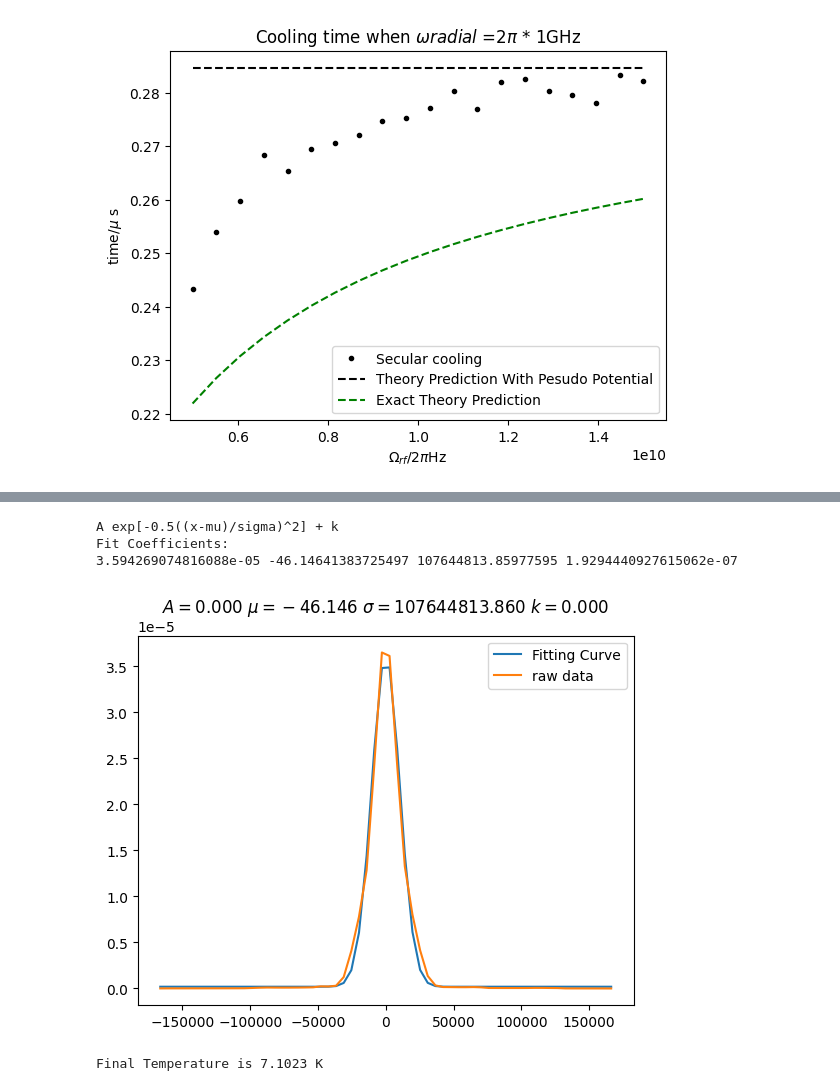
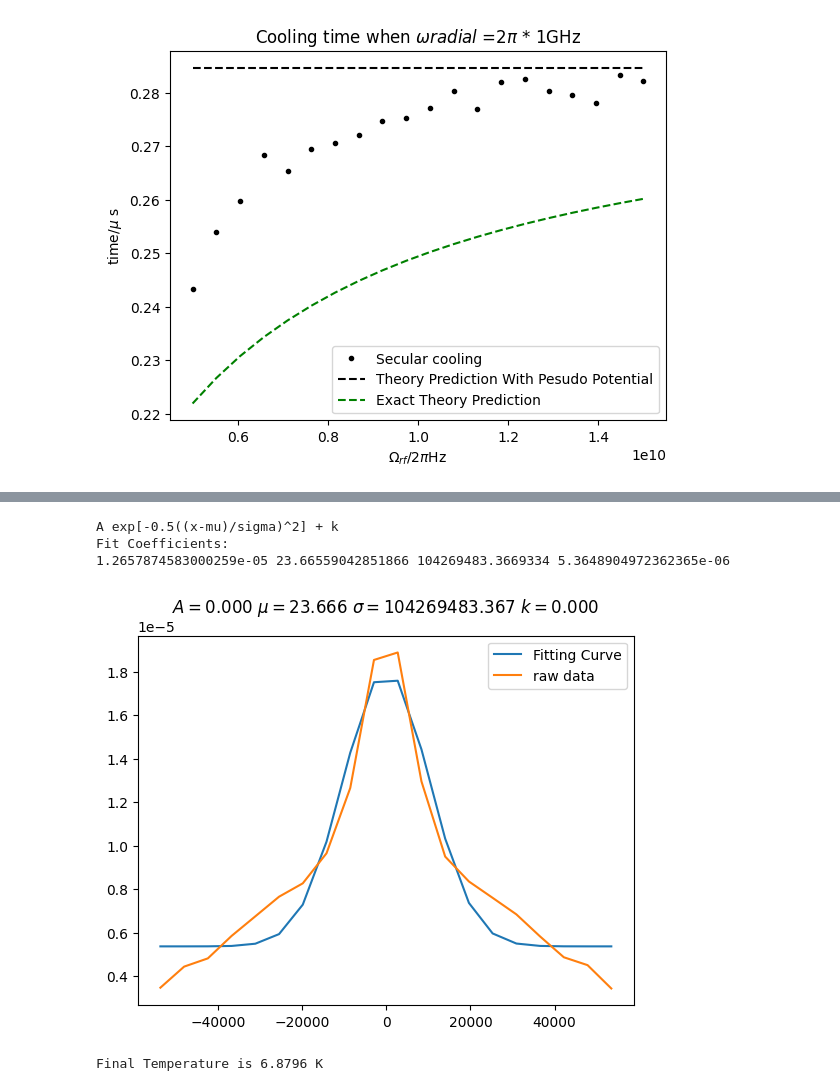
Before and after one commit to yuqian15/electron_micromotion_cooling, a Jupyter notebook: Result.ipynb, the cells around one changed output, grey strips where cells are left out. Saved outputs shown, nothing was run; the diff lists cells and outputs as text; code cells hidden in the pictures.

```diff
--- a/Result.ipynb
+++ b/Result.ipynb
@@ -509,6 +509,9 @@ q = 1.6e-19 # 1.6e-19 C
 m = 9.10938297e-31 # 9.10938297e-31 kg
 xdata = np.load('Code/data/xdata_Histogram_for_Velocity.npy')
 ydata = np.load('Code/data/ydata_Histogram_for_Velocity.npy')
+
+xdata = xdata[len(xdata)//3: 2 * len(xdata)//3]
+ydata = ydata[len(ydata)//3: 2 * len(ydata)//3]
 
 Velocity_fitfunc  = lambda p, x: p[0]*np.exp(- 0.5 * (x-p[1]) ** 2/p[2])+p[3]
 Velocity_errfunc  = lambda p, x, y: (y - Velocity_fitfunc(p, x))
@@ -516,37 +519,37 @@ Velocity_errfunc  = lambda p, x, y: (y - Velocity_fitfunc(p, x))
 plt.clf()
 #Velocity_n, Velocity_bin_edges,_ = plt.hist(vx_damped, 60, density=True, color='green', alpha=0.75)
         #plt.title('Histogram for velocity')
         #plt.show()
 #xdata = 0.5*(Velocity_bin_edges[1:] + Velocity_bin_edges[:-1])
 #ydata = Velocity_n
 
-init  = [4e-5, 0., 5e5, 0.5]
+init  = [4e-5, 0., 5e6, 0.5]
 
 out   = leastsq( Velocity_errfunc, init, args=(xdata, ydata))
 c     = out[0]
 
 print("A exp[-0.5((x-mu)/sigma)^2] + k ")
 
 print("Fit Coefficients:")
 print(c[0],c[1],abs(c[2]),c[3])
 
 plt.plot(xdata, Velocity_fitfunc(c, xdata), label ='Fitting Curve')
 plt.plot(xdata, ydata, label = 'raw data')
 plt.legend()
 plt.title(r'$A = %.3f\  \mu = %.3f\  \sigma = %.3f\ k = %.3f $' %(c[0],c[1],abs(c[2]),c[3]))
 
 plt.show()
 
 kB = 1.380649e-23 # Boltzman constant, given by Wikipedia
 print('Final Temperature is {:.4f} K'.format(c[2] * m / kB))
 
 FinalTemperature = c[2] * m / kB
 # %% [output]
 A exp[-0.5((x-mu)/sigma)^2] + k
 Fit Coefficients:
-3.594269074816088e-05 -46.14641383725497 107644813.85977595 1.9294440927615062e-07
+1.2657874583000259e-05 23.66559042851866 104269483.3669334 5.3648904972362365e-06
-[figure, old version]
+[figure, new version]
-Final Temperature is 7.1023 K
+Final Temperature is 6.8796 K
 # %%
 import numpy as np
 import matplotlib.pylab as plt
```
Also changed, not shown: parts of 3 cells of this notebook, 21 other files.
